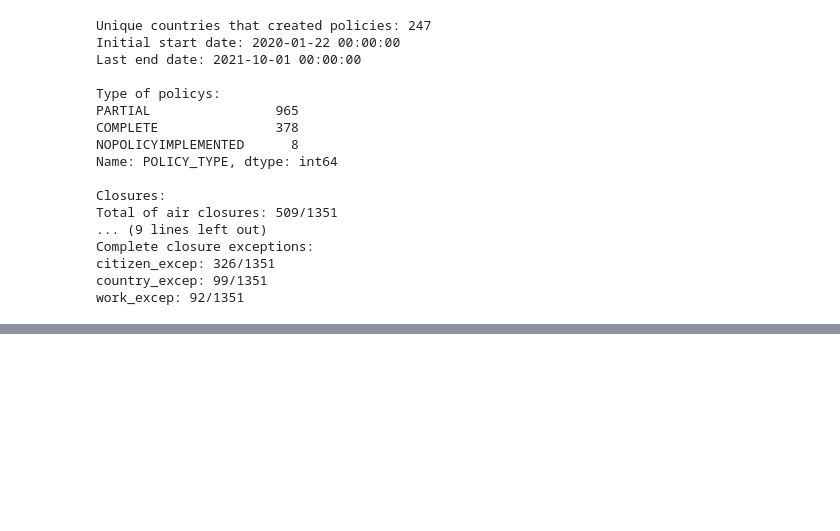
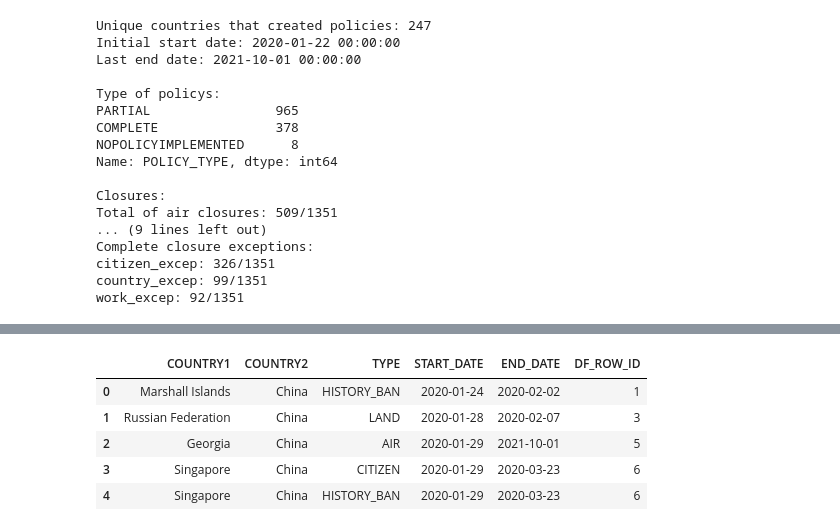
Before and after one commit to GiovaniValdrighi/covid-travels-network, a Jupyter notebook: preprocessing.ipynb, the cells around one changed output, grey strips where cells are left out. Saved outputs shown, nothing was run; the diff lists cells and outputs as text; code cells hidden in the pictures; blank space fills up the shorter version.

```diff
--- a/preprocessing.ipynb
+++ b/preprocessing.ipynb
@@ -137,0 +211,15 @@ plt.show()
+# %%
+# drop edges with no start_date
+edges_remove = edges_remove.dropna(subset=['START_DATE'])
+
+# change edges with no end_date to max date from dataset
+edges_remove['END_DATE'] = edges_remove['END_DATE'].fillna(max_date)
+
+edges_remove.head()
+# %% [output]
+|  | COUNTRY1 | COUNTRY2 | TYPE | START_DATE | END_DATE | DF_ROW_ID |
+| 0 | Marshall Islands | China | HISTORY_BAN | 2020-01-24 | 2020-02-02 | 1 |
+| 1 | Russian Federation | China | LAND | 2020-01-28 | 2020-02-07 | 3 |
+| 2 | Georgia | China | AIR | 2020-01-29 | 2021-10-01 | 5 |
+| 3 | Singapore | China | CITIZEN | 2020-01-29 | 2020-03-23 | 6 |
+| 4 | Singapore | China | HISTORY_BAN | 2020-01-29 | 2020-03-23 | 6 |
```
Also changed, not shown: parts of 13 cells of this notebook.
